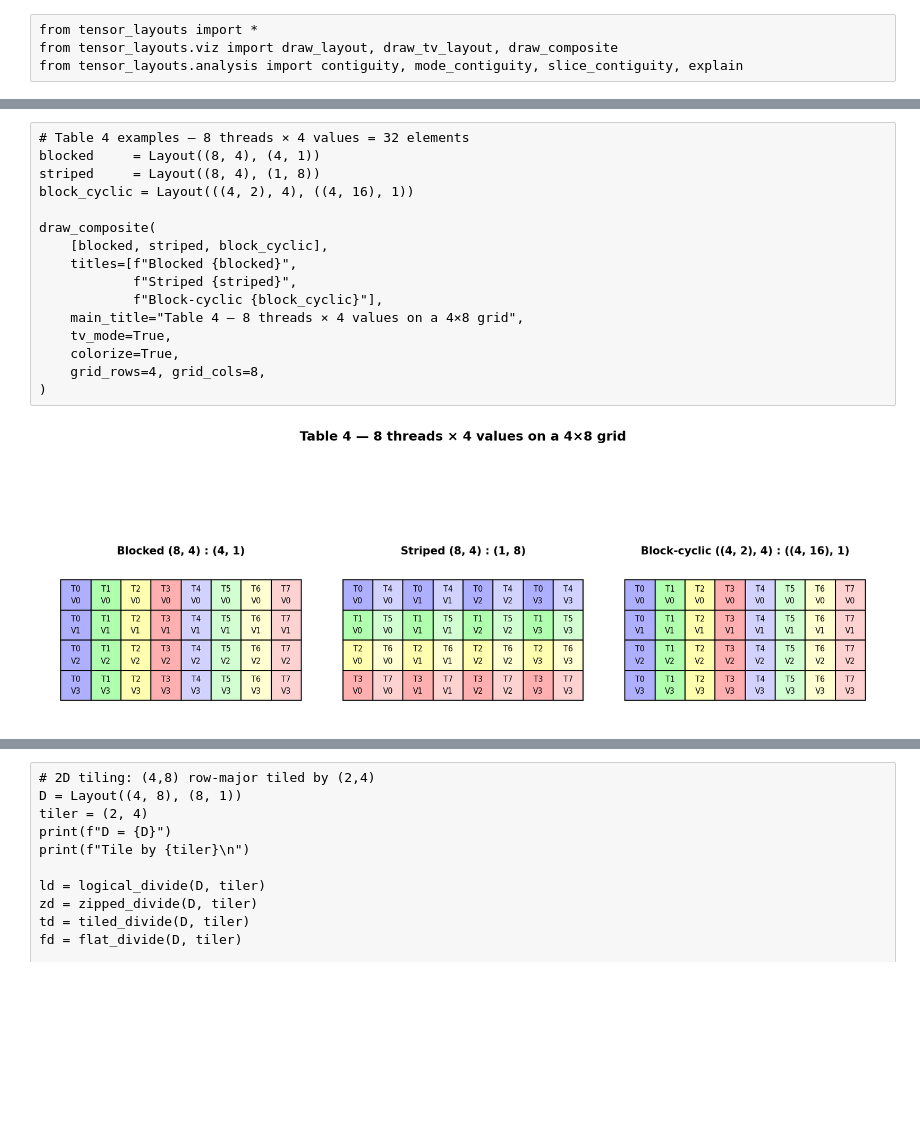
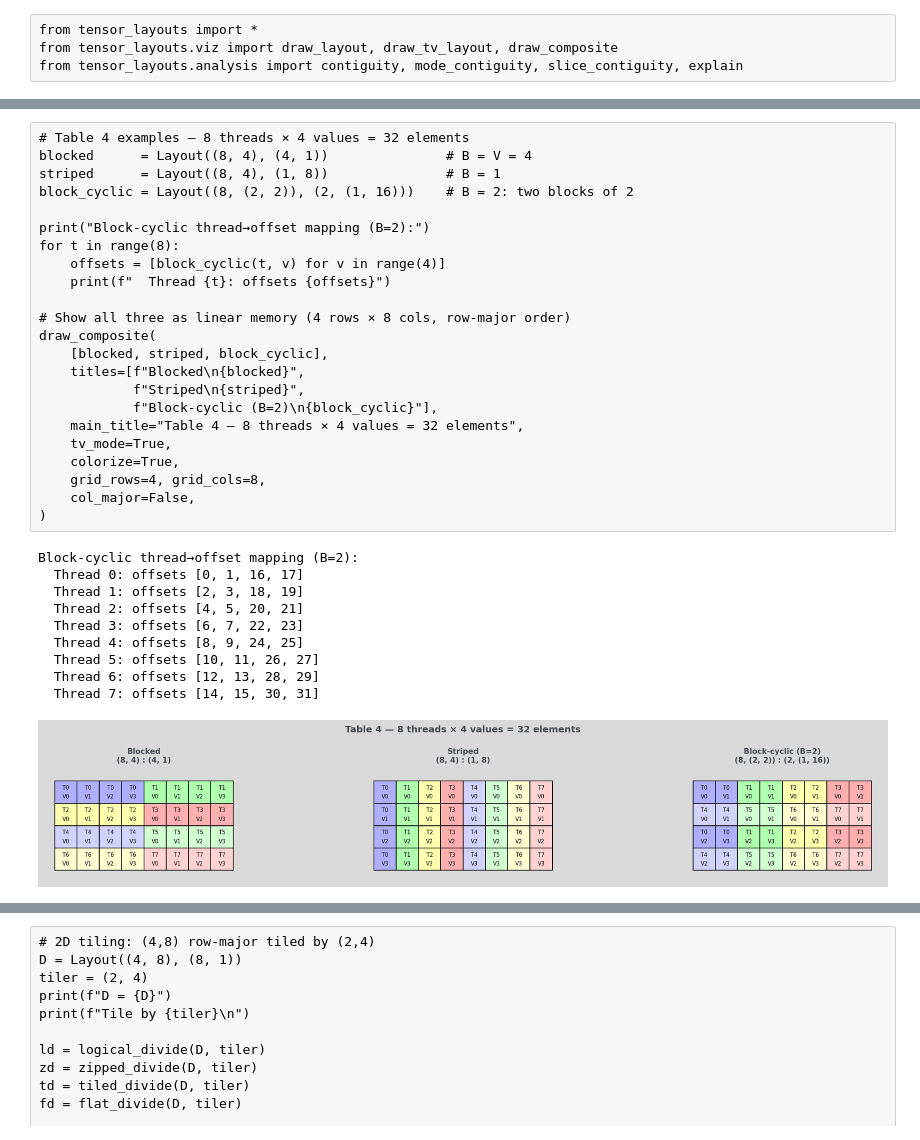
Before and after one commit to facebookresearch/tensor-layouts, a Jupyter notebook: examples/applications.ipynb, the cells around one changed output, grey strips where cells are left out. Cells and saved outputs as stored; diff of their text form; blank space fills up the shorter version.

```diff
--- a/examples/applications.ipynb
+++ b/examples/applications.ipynb
@@ -144,19 +162,35 @@ For **registers** or **shared memory**, blocked patterns are better because
 each thread's data is contiguous, enabling vector loads.
 # %%
 # Table 4 examples — 8 threads × 4 values = 32 elements
-blocked     = Layout((8, 4), (4, 1))
-striped     = Layout((8, 4), (1, 8))
-block_cyclic = Layout(((4, 2), 4), ((4, 16), 1))
+blocked      = Layout((8, 4), (4, 1))               # B = V = 4
+striped      = Layout((8, 4), (1, 8))               # B = 1
+block_cyclic = Layout((8, (2, 2)), (2, (1, 16)))    # B = 2: two blocks of 2
 
+print("Block-cyclic thread→offset mapping (B=2):")
+for t in range(8):
+    offsets = [block_cyclic(t, v) for v in range(4)]
+    print(f"  Thread {t}: offsets {offsets}")
+
+# Show all three as linear memory (4 rows × 8 cols, row-major order)
 draw_composite(
     [blocked, striped, block_cyclic],
-    titles=[f"Blocked {blocked}",
-            f"Striped {striped}",
-            f"Block-cyclic {block_cyclic}"],
-    main_title="Table 4 — 8 threads × 4 values on a 4×8 grid",
+    titles=[f"Blocked\n{blocked}",
+            f"Striped\n{striped}",
+            f"Block-cyclic (B=2)\n{block_cyclic}"],
+    main_title="Table 4 — 8 threads × 4 values = 32 elements",
     tv_mode=True,
     colorize=True,
     grid_rows=4, grid_cols=8,
+    col_major=False,
 )
 # %% [output]
+Block-cyclic thread→offset mapping (B=2):
+  Thread 0: offsets [0, 1, 16, 17]
+  Thread 1: offsets [2, 3, 18, 19]
+  Thread 2: offsets [4, 5, 20, 21]
+  Thread 3: offsets [6, 7, 22, 23]
+  Thread 4: offsets [8, 9, 24, 25]
+  Thread 5: offsets [10, 11, 26, 27]
+  Thread 6: offsets [12, 13, 28, 29]
+  Thread 7: offsets [14, 15, 30, 31]
-[figure, old version]
+[figure, new version]
```
Also changed, not shown: parts of 24 cells of this notebook, 2 other files.
